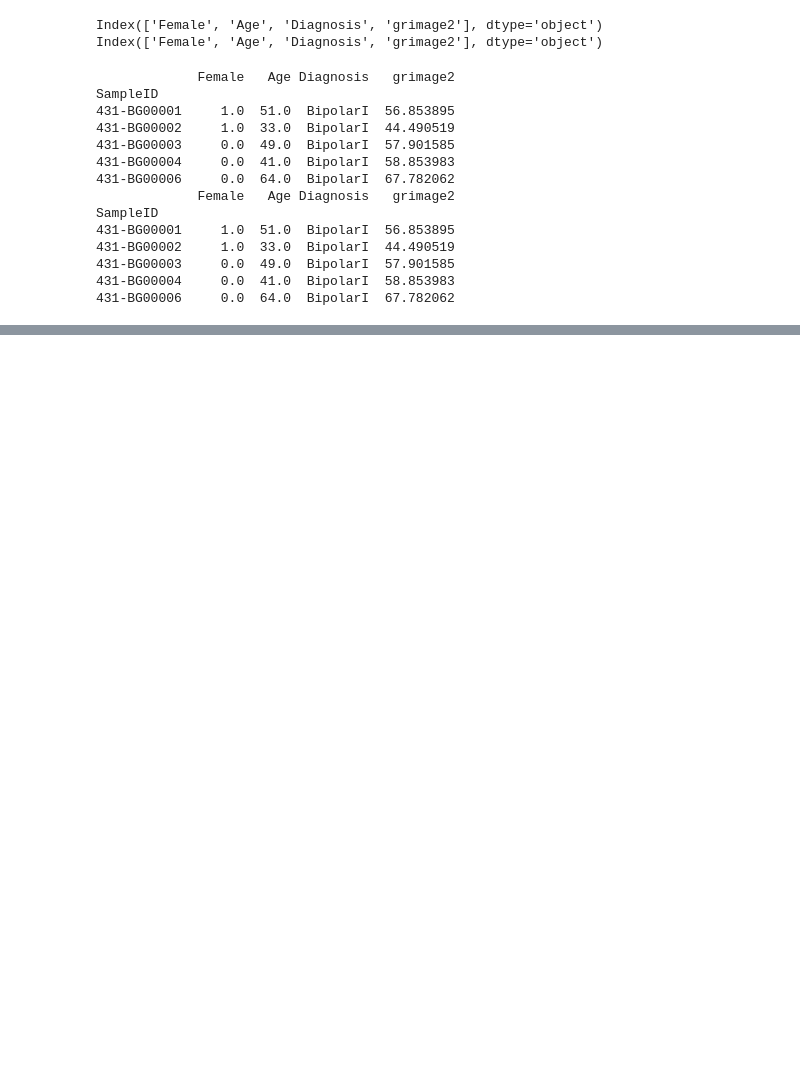
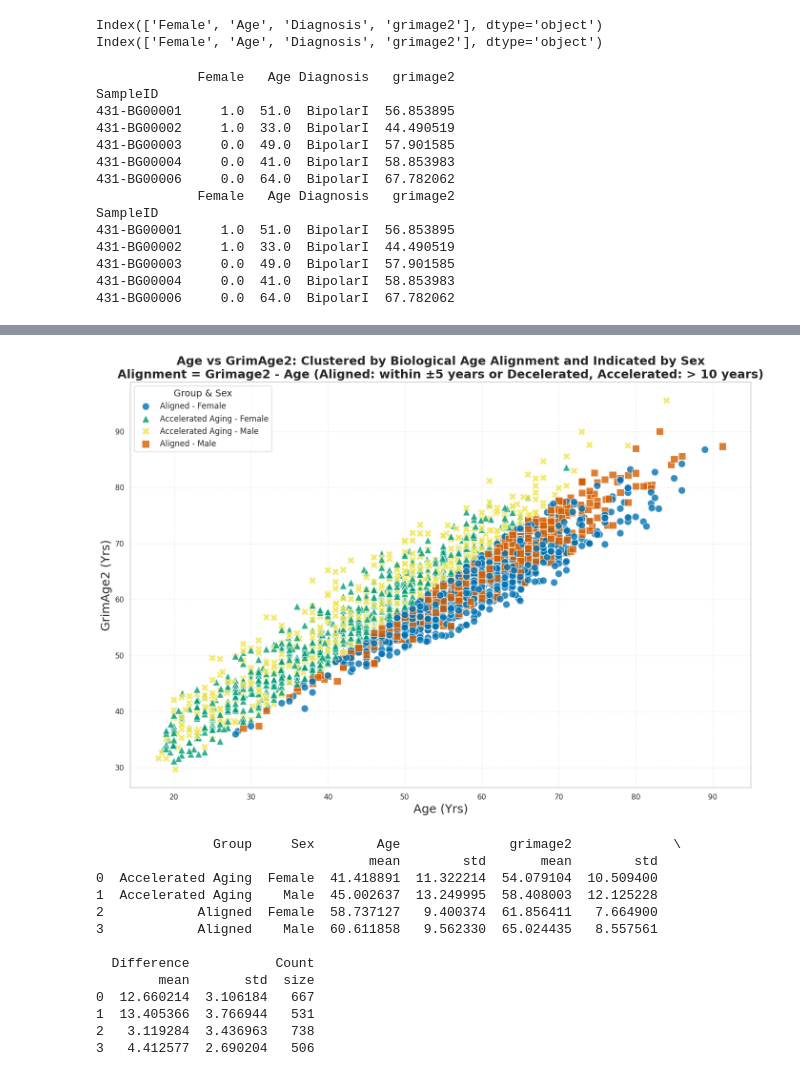
Before and after one commit to lowestprime/BP-DNAm_pub, a Jupyter notebook: Jupyter/BP-DNAm_pyaging_GrimAge2.ipynb, the cells around one changed output, grey strips where cells are left out. Cells and saved outputs as stored; diff of their text form; code cells hidden in the pictures; blank space fills up the shorter version.

```diff
--- a/Jupyter/BP-DNAm_pyaging_GrimAge2.ipynb
+++ b/Jupyter/BP-DNAm_pyaging_GrimAge2.ipynb
@@ -733,35 +684,50 @@ scatter = sns.scatterplot(
     hue='Group_Sex',
     style='Group_Sex',  # Indicating sex by marker style
     markers={'Aligned - Female': 'o', 'Aligned - Male': 's', 'Accelerated Aging - Female': '^', 'Accelerated Aging - Male': 'X'},
     palette=color_palette,
     s=120,
     alpha=0.8
 )
 
 # Define the concept of "Alignment" in the title
 alignment_text = "Alignment = Grimage2 - Age (Aligned: within ±5 years or Decelerated, Accelerated: > 10 years)"
 plt.title(f'Age vs GrimAge2: Clustered by Biological Age Alignment and Indicated by Sex\n{alignment_text}', fontsize=18, fontweight='bold')
 
 # Customize the plot
-plt.xlabel('Age (Years)', fontsize=18)
-plt.ylabel('GrimAge2 (Years)', fontsize=18)
+plt.xlabel('Age (Yrs)', fontsize=18)
+plt.ylabel('GrimAge2 (Yrs)', fontsize=18)
 plt.legend(title='Group & Sex', fontsize=12, title_fontsize=14)
 plt.grid(True, linestyle='--', alpha=0.3)
 plt.tight_layout()
 
 # Save and show the plot
 plt.savefig('Age_vs_GrimAge2_Biological_Age_Alignment_Sex_Clustering_Optimized.svg', format='svg', dpi=4000, bbox_inches='tight')
 plt.show()
 
 # Summary of group characteristics
 group_summary = df.groupby(['Group', 'Sex']).agg({
     'Age': ['mean', 'std'],
     'grimage2': ['mean', 'std'],
     'Difference': ['mean', 'std'],
     'Group': 'size'
 }).rename(columns={'Group': 'Count'}).reset_index()
 
 print(group_summary)
+# %% [output]
+[figure, added]
+               Group     Sex        Age              grimage2             \
+                                   mean        std       mean        std
+0  Accelerated Aging  Female  41.418891  11.322214  54.079104  10.509400
+1  Accelerated Aging    Male  45.002637  13.249995  58.408003  12.125228
+2            Aligned  Female  58.737127   9.400374  61.856411   7.664900
+3            Aligned    Male  60.611858   9.562330  65.024435   8.557561
+
+  Difference           Count
+        mean       std  size
+0  12.660214  3.106184   667
+1  13.405366  3.766944   531
+2   3.119284  3.436963   738
+3   4.412577  2.690204   506
 # %%
 model = pya.models.GrimAge2()
 # %%
```
Also changed, not shown: parts of 14 cells of this notebook, 17 other files.
